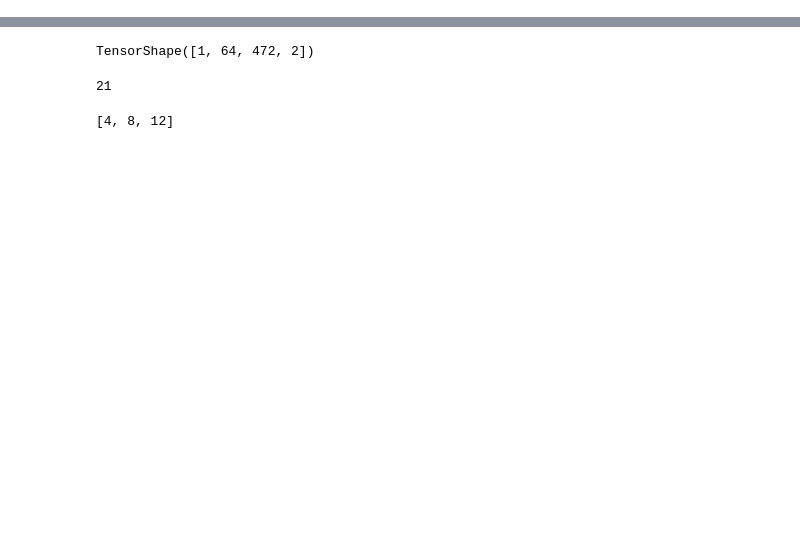
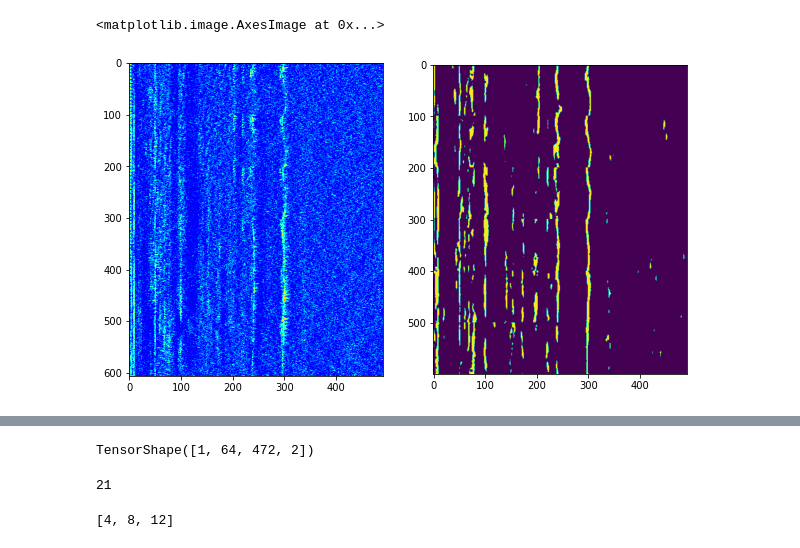
Before and after one commit to pedrolisboa/passivesonar, a Jupyter notebook: experiments/segmentation_network_initiative/unet_test.ipynb, the cells around one changed output, grey strips where cells are left out. Saved outputs shown, nothing was run; the diff lists cells and outputs as text; code cells hidden in the pictures; blank space fills up the shorter version.

```diff
--- a/experiments/segmentation_network_initiative/unet_test.ipynb
+++ b/experiments/segmentation_network_initiative/unet_test.ipynb
@@ -4,0 +6,13 @@ import numpy as np
+# %%
+data = load_4classes()
+# %%
+def tile_dataset(tile_size, hop, data):
+    tiled_sxx = list()
+    for sxx in data:
+        size = sxx.shape[0]
+        run = list()
+        for i in range(0, size-tile_size, (tile_size - hop)):
+            run.append(sxx[i:(i+tile_size), (sxx.shape[1]-hop):, :].astype(np.float32))
+        tiled_sxx.append(np.stack(run, axis=0))
+    return tiled_sxx
+tiled_data = tile_dataset(h, 21, data)
@@ -7,0 +75,4 @@ h, w, c = data["arr_0"].shape
+# %%
+import tensorflow as tf
+from unet import custom_objects
+reconstructed_model = tf.keras.models.load_model("unet_lofar_run_1_back", custom_objects=custom_objects)
@@ -22,6 +117,28 @@ train_dataset = tf.data.Dataset.from_generator(load_images(gen_samples_path, "tr
 validation_dataset = tf.data.Dataset.from_generator(load_images(gen_samples_path, "validation"),
                                                output_signature= (tf.TensorSpec((h, w, c), dtype=tf.float32),
                                                                   tf.TensorSpec((h, w, 2), dtype=tf.float32)))
+# %%
+import matplotlib.pyplot as plt
+dset_4classes = tf.data.Dataset.from_tensor_slices(tiled_data[1])
+#reconstructed_model.evaluate(train_dataset.take(1))
+run_pred = list()
+original_image = list()
+for sample in list(dset_4classes):
+    prediction = reconstructed_model.predict(sample[None, ...])
+    original_image.append(sample[21:(sample.shape[0]-21), 21:(sample.shape[1] - 21)])
+    prediction = prediction[0, :, :, 0]
+    p = .70
+    prediction[prediction[:, :] > p] = 1
+    prediction[prediction[:, :] <= p] = 0
+    run_pred.append(prediction[:, :])#.argmax(axis=-1).astype(bool))
+original_image = np.concatenate(original_image, axis=0)
+run_pred = np.concatenate(run_pred, axis=0)
+fig, (ax1, ax2) = plt.subplots(ncols=2, figsize=(10,10))
+ax1.imshow(original_image, cmap="jet")
+ax2.imshow(run_pred)
+# %% [output]
+<matplotlib.image.AxesImage at 0x...>
+[figure, added]
 # %%
 from unet.callbacks import TensorBoardImageSummary
 log_dir_path = "unet_lofar_run_1"
```
Also changed, not shown: parts of 11 cells of this notebook, 4 other files.
